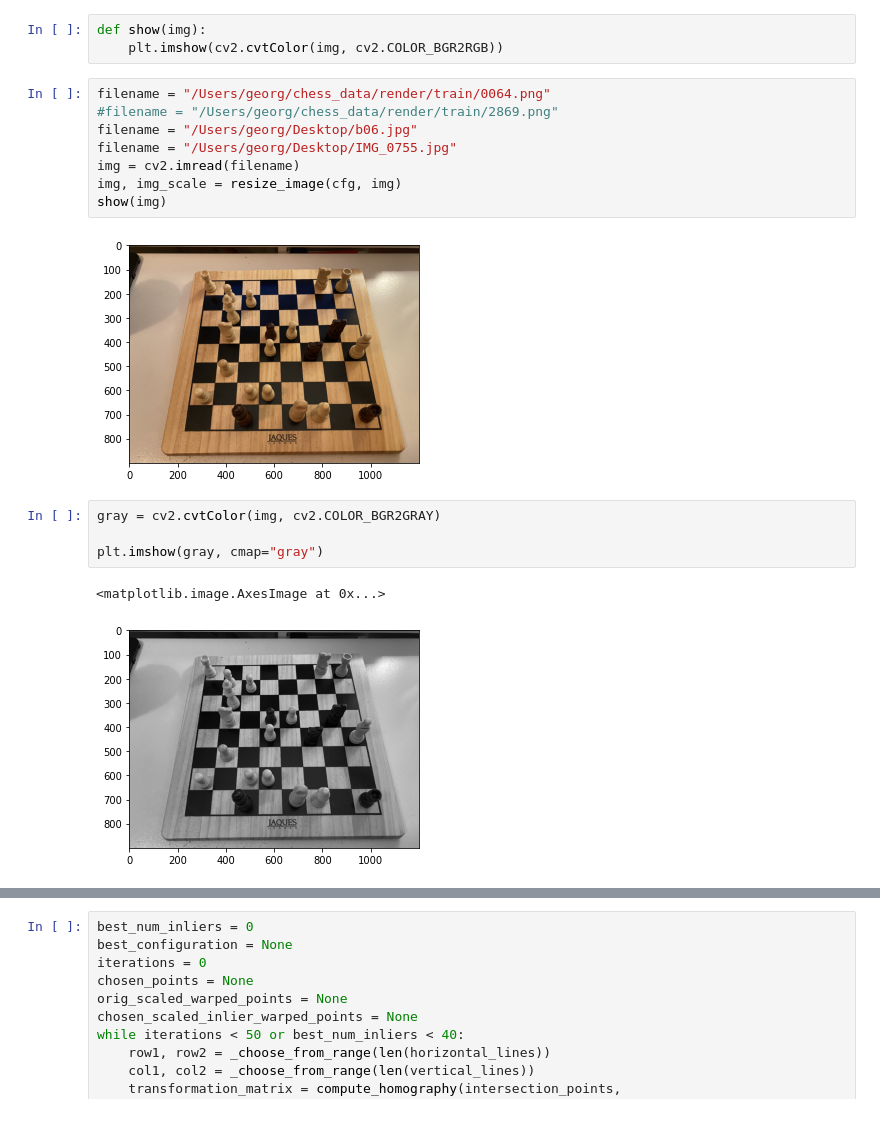
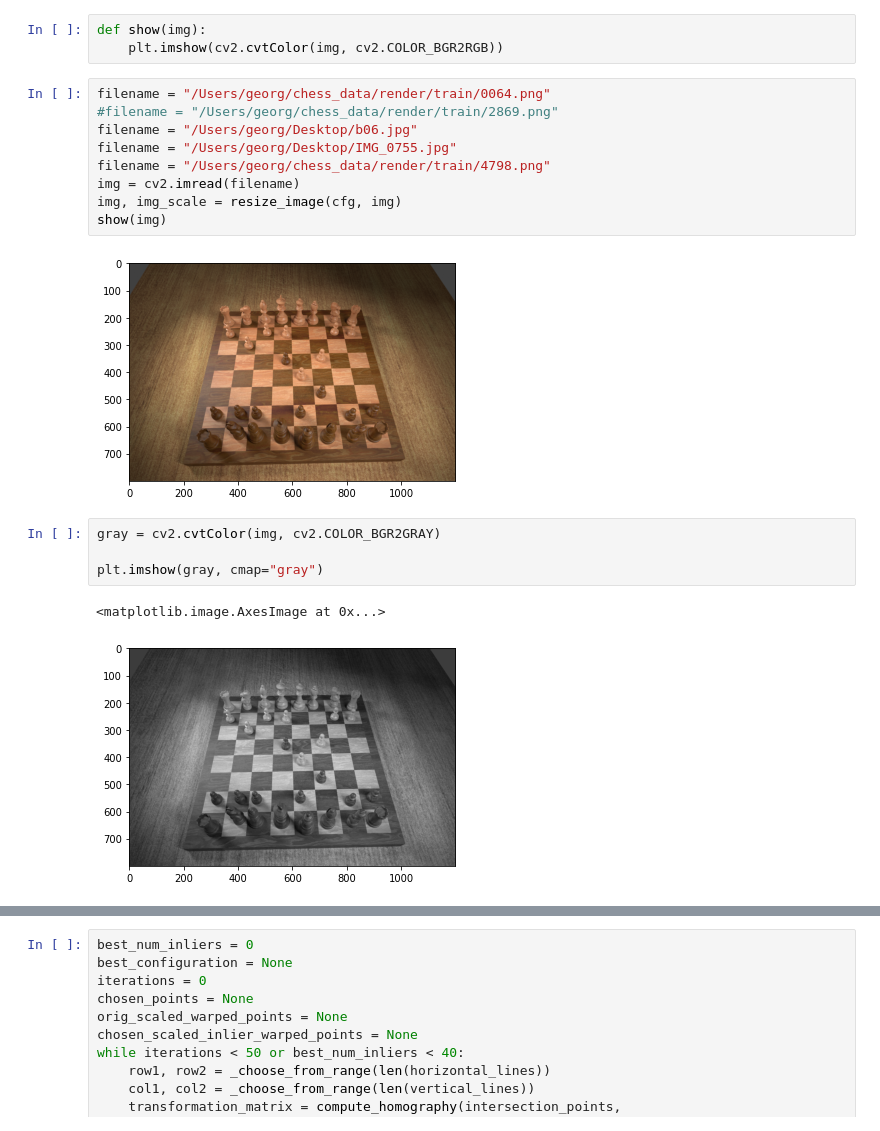
Before and after one commit to georg-wolflein/chesscog, a Jupyter notebook: notebooks/corner_detection.ipynb, the cells around one changed output, grey strips where cells are left out. Cells and saved outputs as stored; diff of their text form.

```diff
--- a/notebooks/corner_detection.ipynb
+++ b/notebooks/corner_detection.ipynb
@@ -43,20 +43,21 @@ def show(img):
 # %%
 filename = "/Users/georg/chess_data/render/train/0064.png"
 #filename = "/Users/georg/chess_data/render/train/2869.png"
 filename = "/Users/georg/Desktop/b06.jpg"
 filename = "/Users/georg/Desktop/IMG_0755.jpg"
+filename = "/Users/georg/chess_data/render/train/4798.png"
 img = cv2.imread(filename)
 img, img_scale = resize_image(cfg, img)
 show(img)
 # %% [output]
-[figure, old version]
+[figure, new version]
 # %%
 gray = cv2.cvtColor(img, cv2.COLOR_BGR2GRAY)
 
 plt.imshow(gray, cmap="gray")
 # %% [output]
 <matplotlib.image.AxesImage at 0x...>
-[figure, old version]
+[figure, new version]
 # %%
 edges = detect_edges(cfg, gray)
 
```
Also changed, not shown: parts of 13 cells of this notebook.
